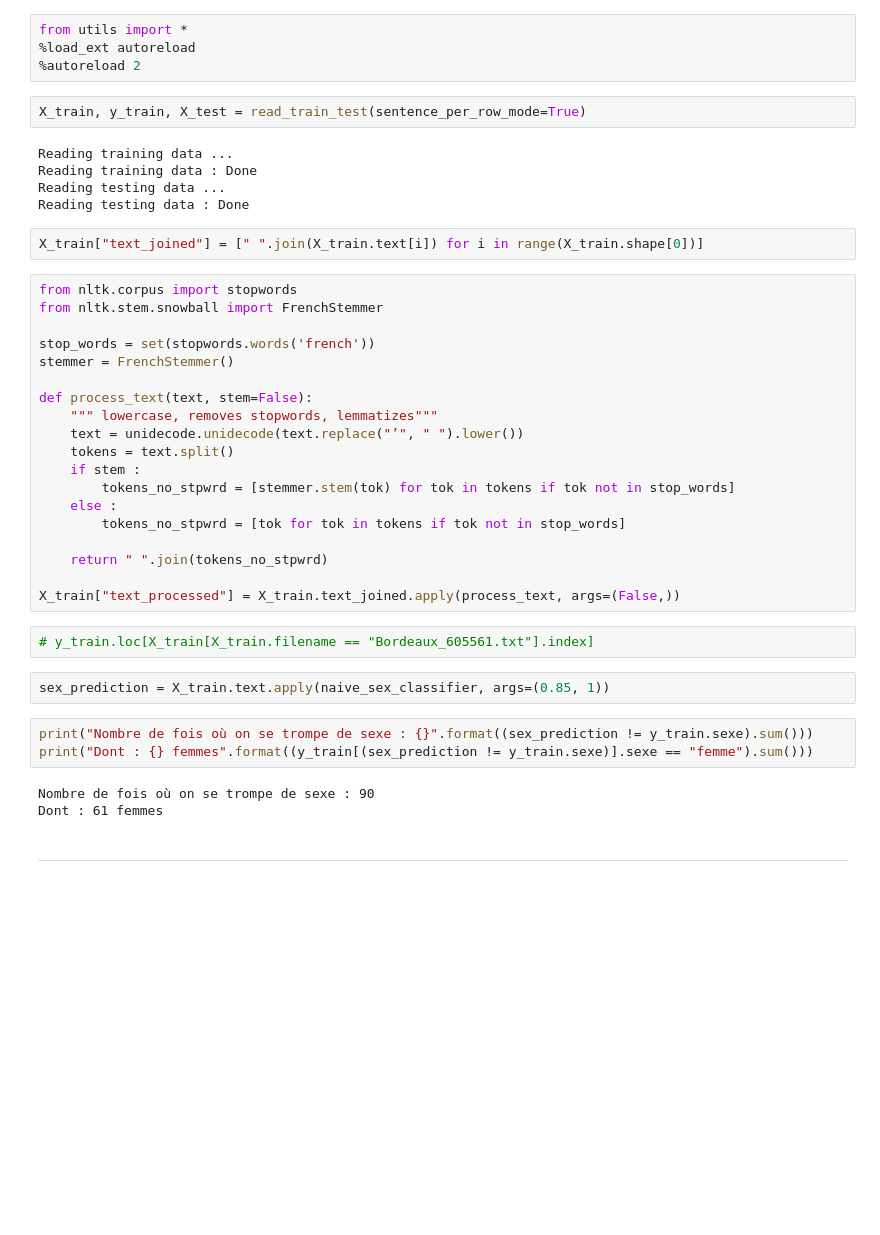
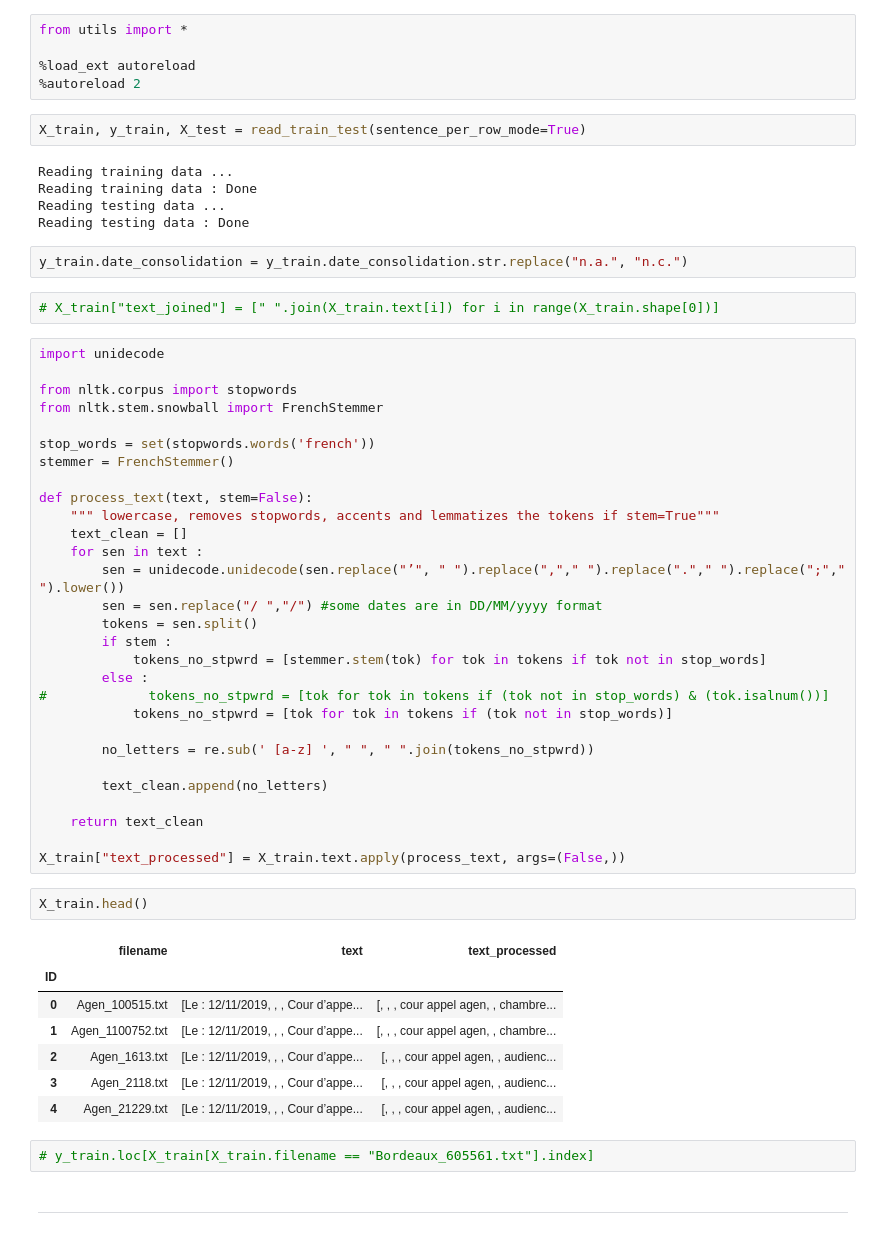
Before and after one commit to gitting-guud/MME_CNN_2020_Challenge, a Jupyter notebook: EDA.ipynb, the cells around one changed output. Cells and saved outputs as stored; diff of their text form; blank space fills up the shorter version.

```diff
--- a/EDA.ipynb
+++ b/EDA.ipynb
@@ -1,5 +1,6 @@
 # %%
 from utils import *
+
 %load_ext autoreload
 %autoreload 2
 # %%
@@ -9,9 +10,13 @@ Reading training data ...
 Reading training data : Done
 Reading testing data ...
 Reading testing data : Done
+# %%
+y_train.date_consolidation = y_train.date_consolidation.str.replace("n.a.", "n.c.")
 # %%
-X_train["text_joined"] = [" ".join(X_train.text[i]) for i in range(X_train.shape[0])]
+# X_train["text_joined"] = [" ".join(X_train.text[i]) for i in range(X_train.shape[0])]
 # %%
+import unidecode
+
 from nltk.corpus import stopwords
 from nltk.stem.snowball import FrenchStemmer
 
@@ -19,27 +24,37 @@ stop_words = set(stopwords.words('french'))
 stemmer = FrenchStemmer()
 
 def process_text(text, stem=False):
-    """ lowercase, removes stopwords, lemmatizes"""
-    text = unidecode.unidecode(text.replace("’", " ").lower())
-    tokens = text.split()
-    if stem :
-        tokens_no_stpwrd = [stemmer.stem(tok) for tok in tokens if tok not in stop_words]
-    else :
-        tokens_no_stpwrd = [tok for tok in tokens if tok not in stop_words]
+    """ lowercase, removes stopwords, accents and lemmatizes the tokens if stem=True"""
+    text_clean = []
+    for sen in text :
+        sen = unidecode.unidecode(sen.replace("’", " ").replace(","," ").replace("."," ").replace(";"," ").lower())
+        sen = sen.replace("/ ","/") #some dates are in DD/MM/yyyy format
+        tokens = sen.split()
+        if stem :
+            tokens_no_stpwrd = [stemmer.stem(tok) for tok in tokens if tok not in stop_words]
+        else :
+#             tokens_no_stpwrd = [tok for tok in tokens if (tok not in stop_words) & (tok.isalnum())]
+            tokens_no_stpwrd = [tok for tok in tokens if (tok not in stop_words)]
 
-    return " ".join(tokens_no_stpwrd)
+        no_letters = re.sub(' [a-z] ', " ", " ".join(tokens_no_stpwrd))
 
-X_train["text_processed"] = X_train.text_joined.apply(process_text, args=(False,))
+        text_clean.append(no_letters)
+
+    return text_clean
+
+X_train["text_processed"] = X_train.text.apply(process_text, args=(False,))
+# %%
+X_train.head()
+# %% [output]
+|  | filename | text | text_processed |
+| ID |  |  |  |
+| 0 | Agen_100515.txt | [Le : 12/11/2019, , , Cour d’appe... | [, , , cour appel agen, , chambre... |
+| 1 | Agen_1100752.txt | [Le : 12/11/2019, , , Cour d’appe... | [, , , cour appel agen, , chambre... |
+| 2 | Agen_1613.txt | [Le : 12/11/2019, , , Cour d’appe... | [, , , cour appel agen, , audienc... |
+| 3 | Agen_2118.txt | [Le : 12/11/2019, , , Cour d’appe... | [, , , cour appel agen, , audienc... |
+| 4 | Agen_21229.txt | [Le : 12/11/2019, , , Cour d’appe... | [, , , cour appel agen, , audienc... |
 # %%
 # y_train.loc[X_train[X_train.filename == "Bordeaux_605561.txt"].index]
-# %%
-sex_prediction = X_train.text.apply(naive_sex_classifier, args=(0.85, 1))
-# %%
-print("Nombre de fois où on se trompe de sexe : {}".format((sex_prediction != y_train.sexe).sum()))
-print("Dont : {} femmes".format((y_train[(sex_prediction != y_train.sexe)].sexe == "femme").sum()))
-# %% [output]
-Nombre de fois où on se trompe de sexe : 90
-Dont : 61 femmes
 # %% [markdown]
 ***
 # %% [markdown]
```
Also changed, not shown: parts of 64 cells of this notebook, 1 other file.
